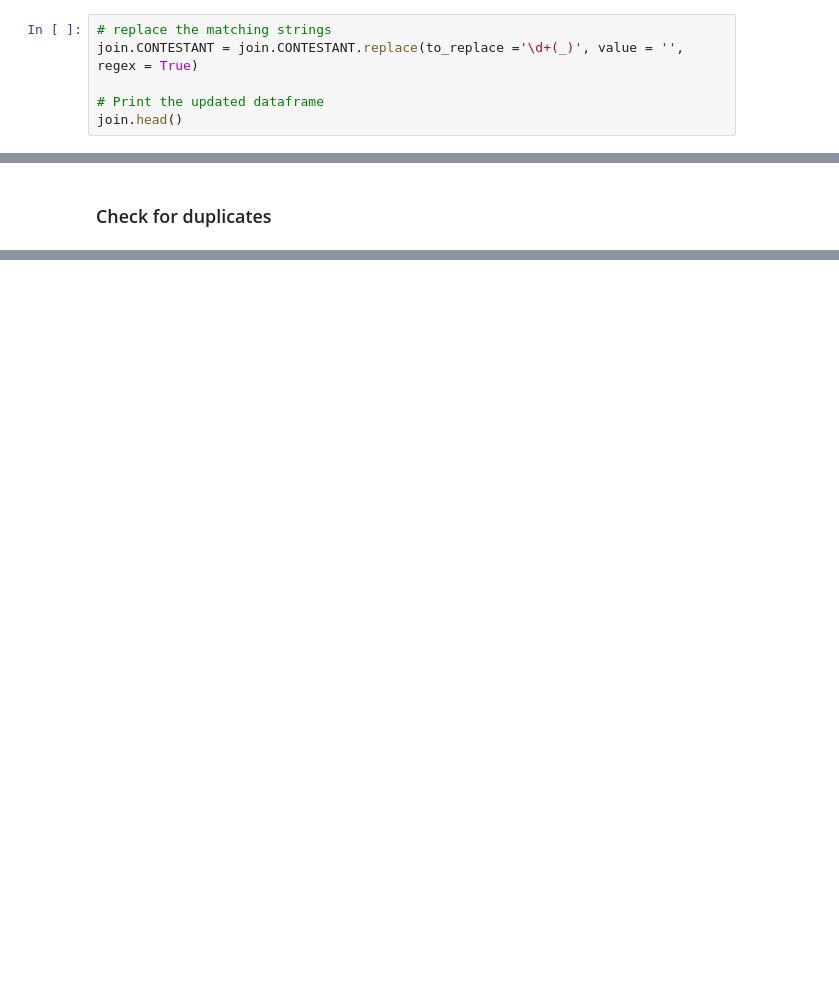
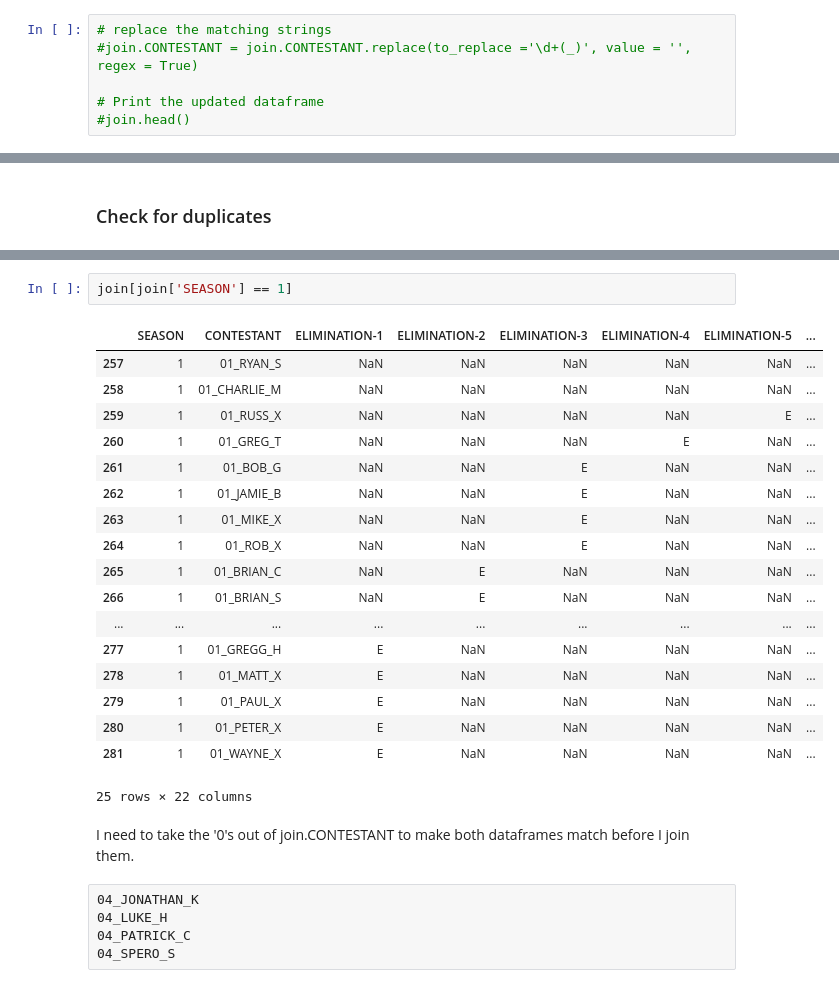
Before and after one commit to KwameTaylor/bachelorette-predictor, a Jupyter notebook: prepare.ipynb, the cells around one changed output, grey strips where cells are left out. Cells and saved outputs as stored; diff of their text form; blank space fills up the shorter version.

````diff
--- a/prepare.ipynb
+++ b/prepare.ipynb
@@ -38,7 +37,7 @@ join.head()
 **```join``` df**
 # %%
 # replace the matching strings
-join.CONTESTANT = join.CONTESTANT.replace(to_replace ='\d+(_)', value = '', regex = True)
+#join.CONTESTANT = join.CONTESTANT.replace(to_replace ='\d+(_)', value = '', regex = True)
 
 # Print the updated dataframe
-join.head()
+#join.head()
@@ -119,0 +181,28 @@ df_updated.head()
+# %%
+join[join['SEASON'] == 1]
+# %% [output]
+|  | SEASON | CONTESTANT | ELIMINATION-1 | ELIMINATION-2 | ELIMINATION-3 | ELIMINATION-4 | ELIMINATION-5 | ... |
+| 257 | 1 | 01_RYAN_S | NaN | NaN | NaN | NaN | NaN | ... |
+| 258 | 1 | 01_CHARLIE_M | NaN | NaN | NaN | NaN | NaN | ... |
+| 259 | 1 | 01_RUSS_X | NaN | NaN | NaN | NaN | E | ... |
+| 260 | 1 | 01_GREG_T | NaN | NaN | NaN | E | NaN | ... |
+| 261 | 1 | 01_BOB_G | NaN | NaN | E | NaN | NaN | ... |
+| 262 | 1 | 01_JAMIE_B | NaN | NaN | E | NaN | NaN | ... |
+| 263 | 1 | 01_MIKE_X | NaN | NaN | E | NaN | NaN | ... |
+| 264 | 1 | 01_ROB_X | NaN | NaN | E | NaN | NaN | ... |
+| 265 | 1 | 01_BRIAN_C | NaN | E | NaN | NaN | NaN | ... |
+| 266 | 1 | 01_BRIAN_S | NaN | E | NaN | NaN | NaN | ... |
+| ... | ... | ... | ... | ... | ... | ... | ... | ... |
+| 277 | 1 | 01_GREGG_H | E | NaN | NaN | NaN | NaN | ... |
+| 278 | 1 | 01_MATT_X | E | NaN | NaN | NaN | NaN | ... |
+| 279 | 1 | 01_PAUL_X | E | NaN | NaN | NaN | NaN | ... |
+| 280 | 1 | 01_PETER_X | E | NaN | NaN | NaN | NaN | ... |
+| 281 | 1 | 01_WAYNE_X | E | NaN | NaN | NaN | NaN | ... |
+25 rows × 22 columns
+# %% [markdown]
+I need to take the '0's out of join.CONTESTANT to make both dataframes match before I join them.
+# %% [raw]
+04_JONATHAN_K
+04_LUKE_H
+04_PATRICK_C
+04_SPERO_S
````
Also changed, not shown: parts of 33 cells of this notebook, 1 other file.
